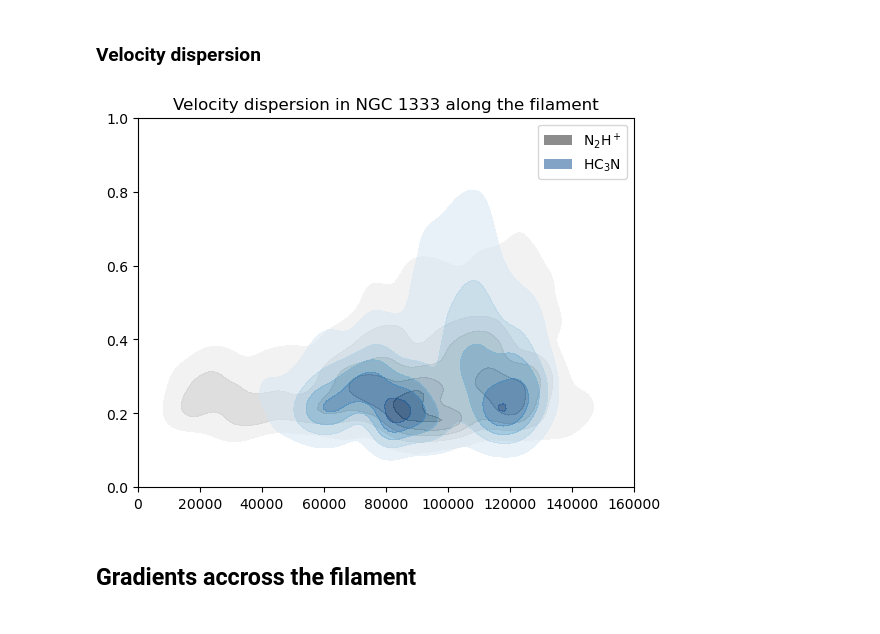
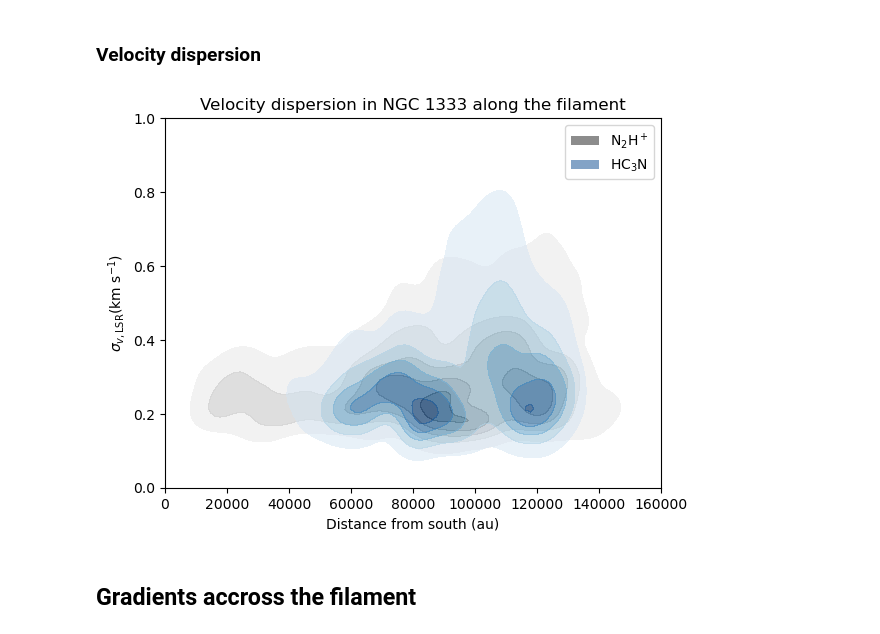
Before and after one commit to tere-valdivia/propstar_gasflow, a Jupyter notebook: analysis/KDE_filament_along_across.ipynb, the cells around one changed output. Drawn from its saved outputs; the diff is of its cells as text; code cells hidden in the pictures.

```diff
--- a/analysis/KDE_filament_along_across.ipynb
+++ b/analysis/KDE_filament_along_across.ipynb
@@ -283,20 +285,23 @@ else:
 # %%
 fig = plt.figure()
 ax = fig.add_subplot(111)
 cs1 = ax.contourf(xx, yy, zz_mol1, cmap='Greys', levels=np.arange(0.1, 1.2, 0.2), vmin=0., vmax=1.1, label=mol1label, alpha=0.5)
 # ax.axhline(v_lsr.value, color='k')
 cs2 = ax.contourf(xx, yy, zz_mol2, cmap='Blues', levels=np.arange(0.1, 1.2, 0.2), vmin=0., vmax=1.1, label=mol2label, alpha=0.5)
 # ax.axhline(v_lsr.value, color='k')
 ax.set_ylim([ymin,ymax])
 ax.set_xlim([xmin,xmax])
 areas = [plt.Rectangle((1, 1), 2, 2, fc=cs1.collections[-1].get_facecolor()[0]),
          plt.Rectangle((1, 1), 2, 2, fc=cs2.collections[-1].get_facecolor()[0])]
 labels = [mol1label, mol2label]
 ax.legend(areas, labels)
+
+ax.set_xlabel('Distance from south (au)')
+ax.set_ylabel(r'$\sigma_{v,\mathrm{LSR}}$(km s$^{-1}$)')
 ax.set_title('Velocity dispersion in NGC 1333 along the filament')
 fig.savefig('KDE_sig_along_filament.pdf', bbox_inches='tight')
 # %% [output]
-[figure, old version]
+[figure, new version]
 # %%
 # now we could do some clustering to determine which points are part of which layers
 
```
Also changed, not shown: parts of 3 cells of this notebook, 4 other files.
